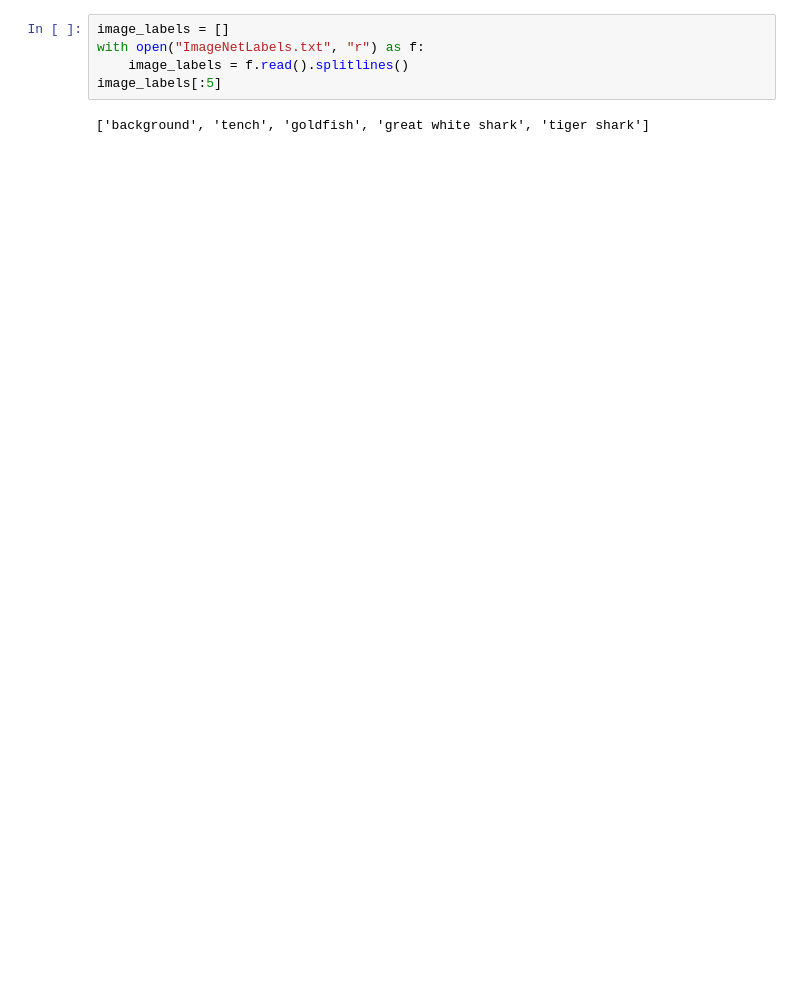
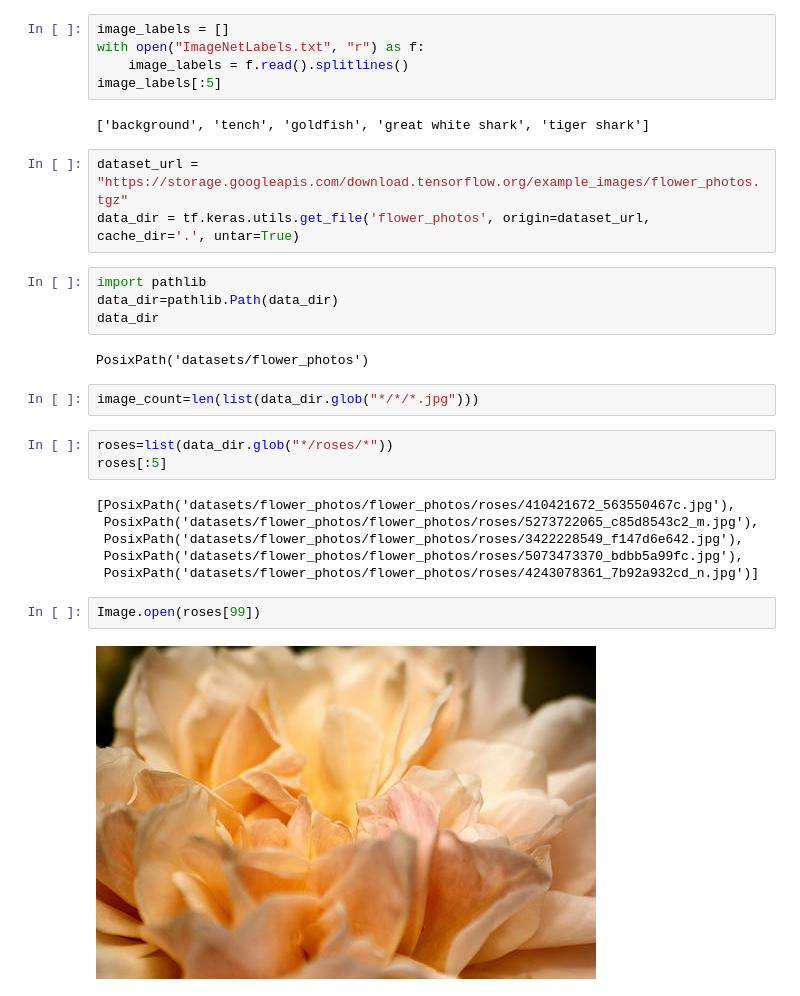
Before and after one commit to AdityaVerma2809/Machine-Learning, a Jupyter notebook: MobilenetV2_Image_Classification.ipynb, the cells around one changed output. Cells and saved outputs as stored; diff of their text form; blank space fills up the shorter version.

```diff
--- a/MobilenetV2_Image_Classification.ipynb
+++ b/MobilenetV2_Image_Classification.ipynb
@@ -46,3 +63,27 @@ with open("ImageNetLabels.txt", "r") as f:
 image_labels[:5]
 # %% [output]
 ['background', 'tench', 'goldfish', 'great white shark', 'tiger shark']
+# %%
+dataset_url = "https://storage.googleapis.com/download.tensorflow.org/example_images/flower_photos.tgz"
+data_dir = tf.keras.utils.get_file('flower_photos', origin=dataset_url,  cache_dir='.', untar=True)
+# %%
+import pathlib
+data_dir=pathlib.Path(data_dir)
+data_dir
+# %% [output]
+PosixPath('datasets/flower_photos')
+# %%
+image_count=len(list(data_dir.glob("*/*/*.jpg")))
+# %%
+roses=list(data_dir.glob("*/roses/*"))
+roses[:5]
+# %% [output]
+[PosixPath('datasets/flower_photos/flower_photos/roses/410421672_563550467c.jpg'),
+ PosixPath('datasets/flower_photos/flower_photos/roses/5273722065_c85d8543c2_m.jpg'),
+ PosixPath('datasets/flower_photos/flower_photos/roses/3422228549_f147d6e642.jpg'),
+ PosixPath('datasets/flower_photos/flower_photos/roses/5073473370_bdbb5a99fc.jpg'),
+ PosixPath('datasets/flower_photos/flower_photos/roses/4243078361_7b92a932cd_n.jpg')]
+# %%
+Image.open(roses[99])
+# %% [output]
+[figure, added]
```
Also changed, not shown: parts of 18 cells of this notebook.
